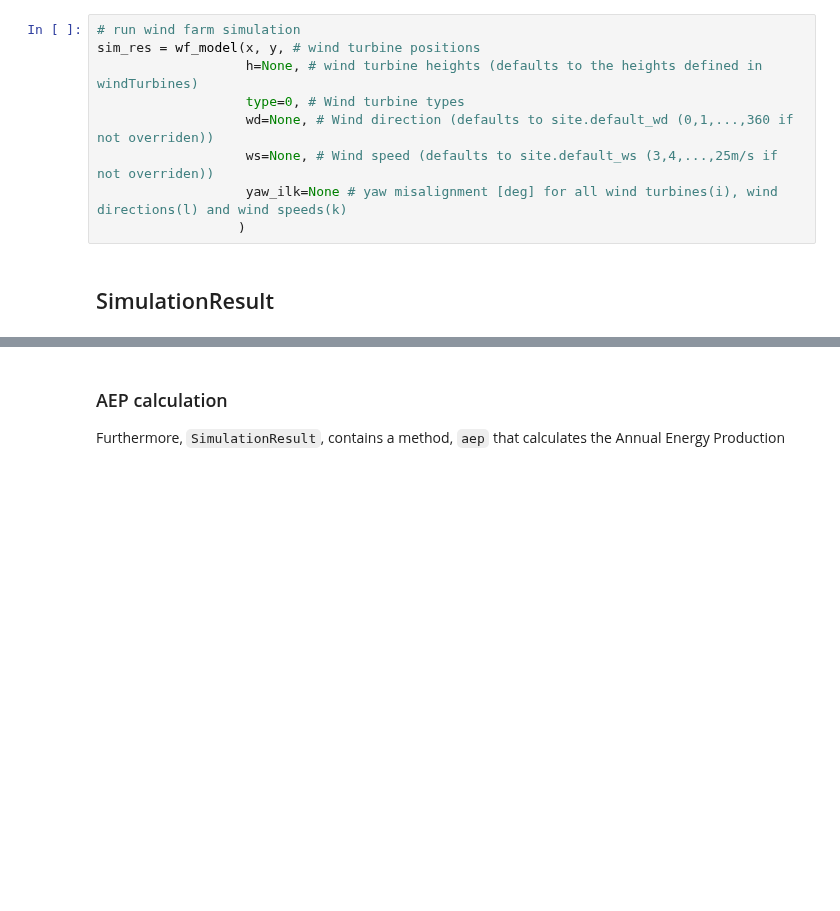
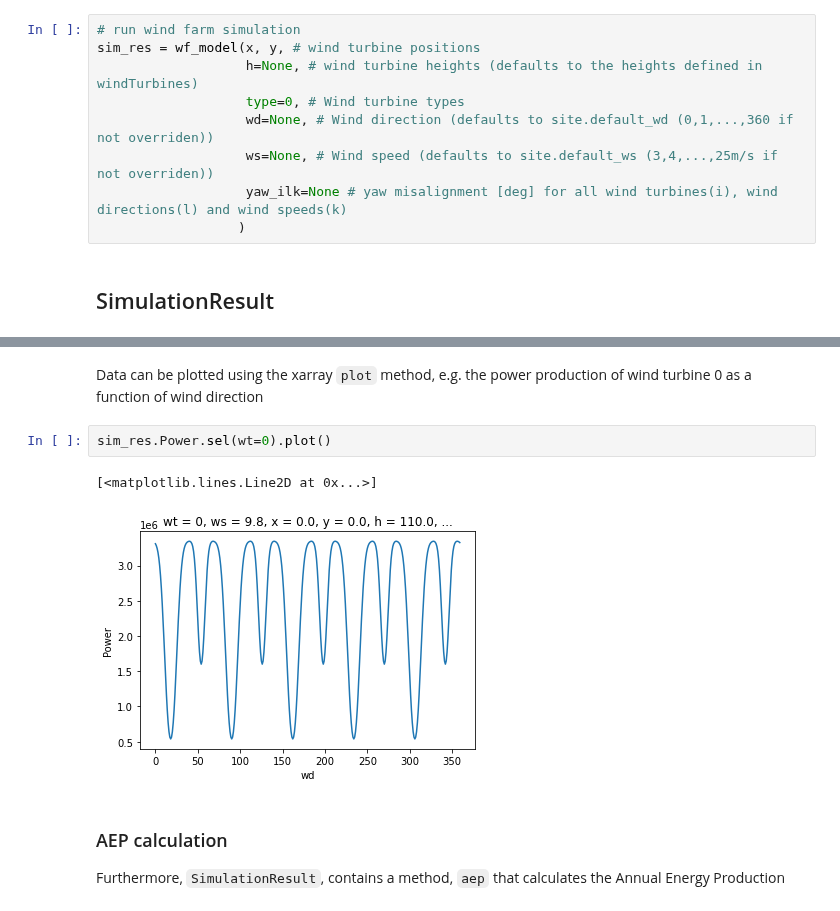
Before and after one commit to DTUWindEnergy/PyWake, a Jupyter notebook: docs/notebooks/RunWindFarmSimulation.ipynb, the cells around one changed output, grey strips where cells are left out. Cells and saved outputs as stored; diff of their text form; blank space fills up the shorter version.

Commit message:
Switch to xarray where appropriate

```diff
--- a/docs/notebooks/RunWindFarmSimulation.ipynb
+++ b/docs/notebooks/RunWindFarmSimulation.ipynb
@@ -65,3 +100,10 @@ plt.plot(sim_res.wd, sim_res.power_ilk[0,:,0].T)
+# %% [markdown]
+Data can be plotted using the xarray `plot` method, e.g. the power production of wind turbine 0 as a function of wind direction
+# %%
+sim_res.Power.sel(wt=0).plot()
+# %% [output]
+[<matplotlib.lines.Line2D at 0x...>]
+[figure, added]
 # %% [markdown]
 ### AEP calculation
 
```
Also changed, not shown: parts of 16 cells of this notebook, 41 other files.
